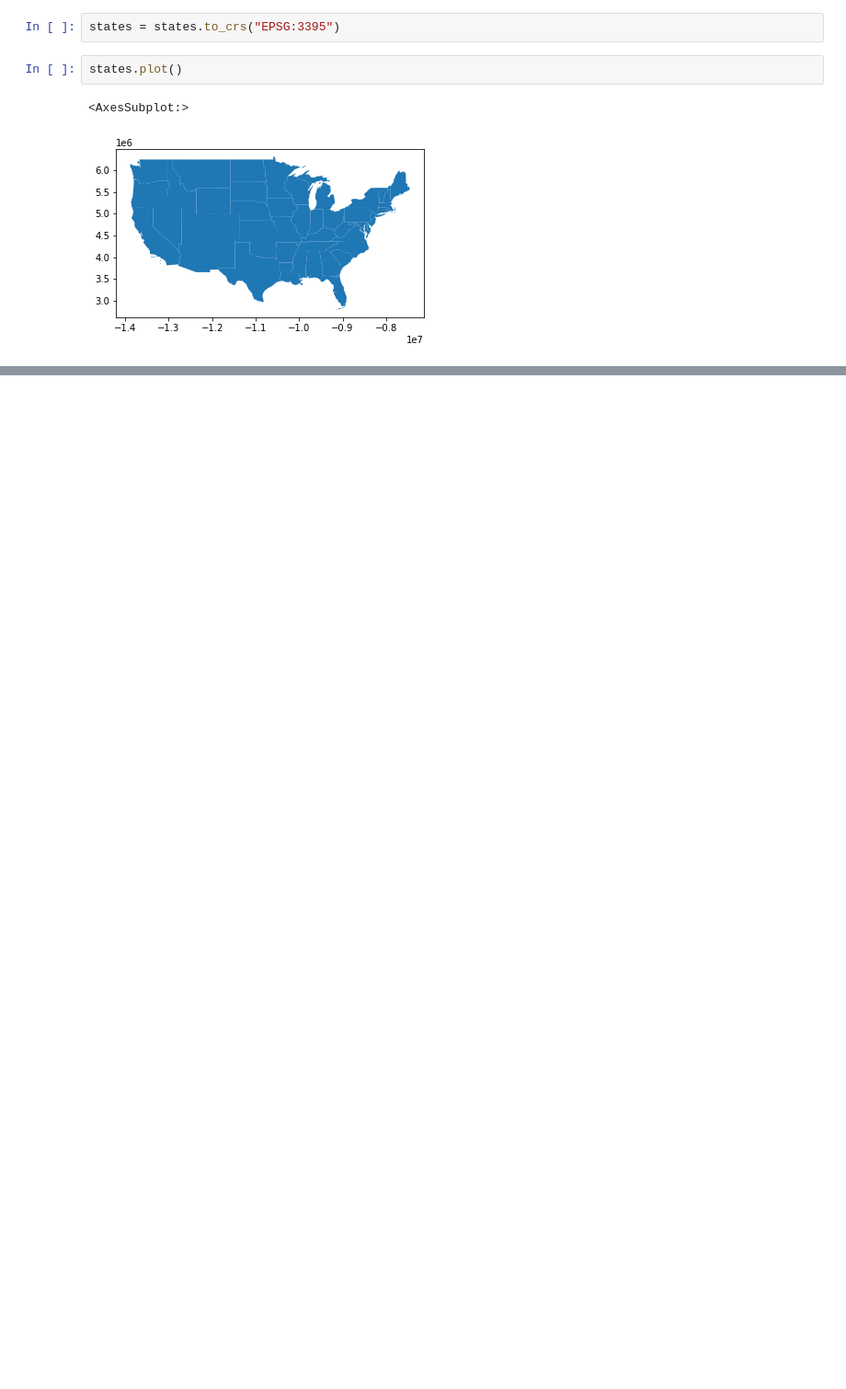
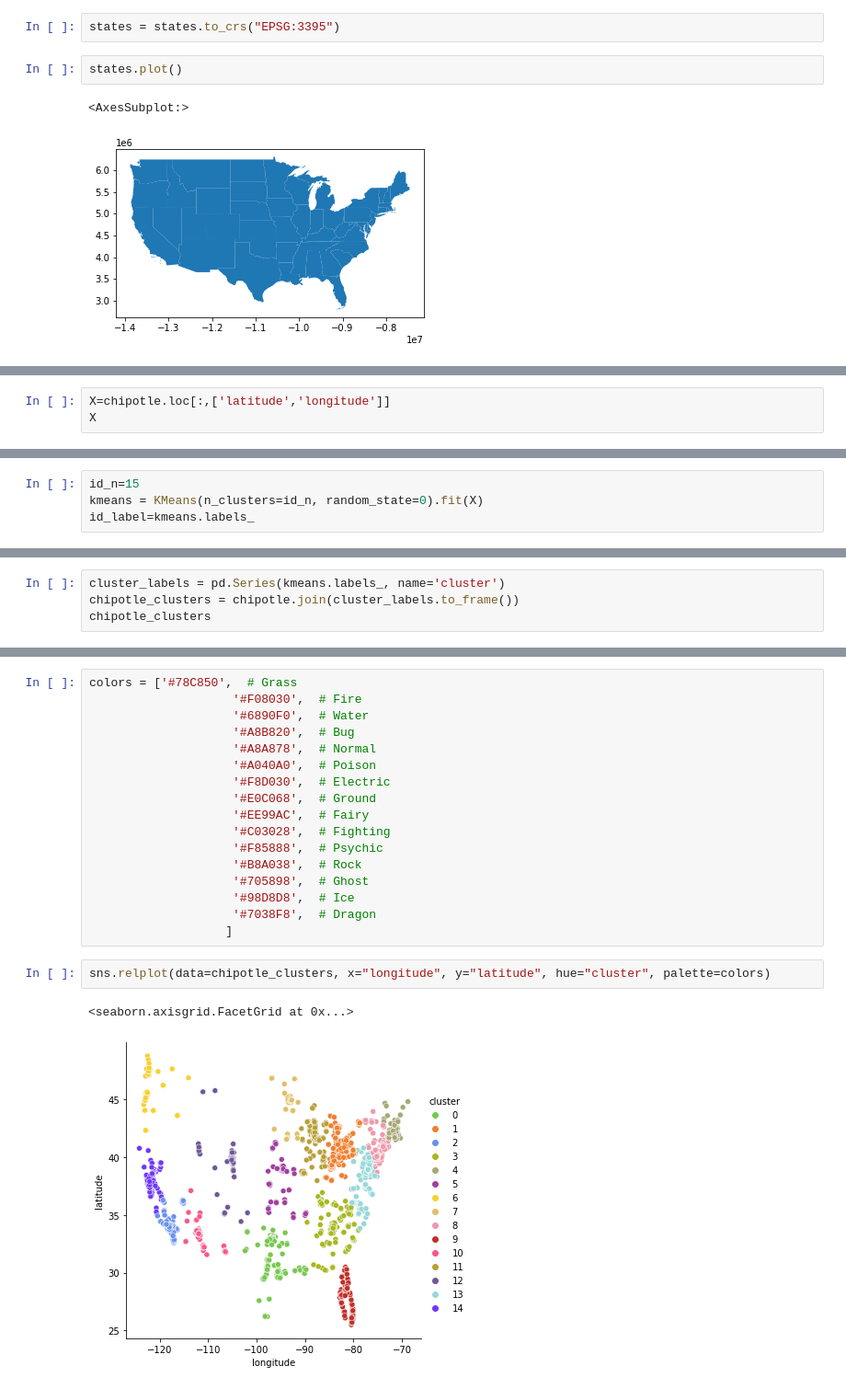
Before and after one commit to Melvin-Leroy/clustering, a Jupyter notebook: notebooks/mapping.ipynb, the cells around one changed output, grey strips where cells are left out. Shown: that part at 92% size. Drawn from its saved outputs; the diff is of its cells as text; blank space fills up the shorter version.

```diff
--- a/notebooks/mapping.ipynb
+++ b/notebooks/mapping.ipynb
@@ -20,0 +97,3 @@ states.plot()
+# %%
+X=chipotle.loc[:,['latitude','longitude']]
+X
@@ -20,0 +116,4 @@ states.plot()
+# %%
+id_n=15
+kmeans = KMeans(n_clusters=id_n, random_state=0).fit(X)
+id_label=kmeans.labels_
@@ -20,0 +160,4 @@ states.plot()
+# %%
+cluster_labels = pd.Series(kmeans.labels_, name='cluster')
+chipotle_clusters = chipotle.join(cluster_labels.to_frame())
+chipotle_clusters
@@ -20,0 +178,22 @@ states.plot()
+# %%
+colors = ['#78C850',  # Grass
+                    '#F08030',  # Fire
+                    '#6890F0',  # Water
+                    '#A8B820',  # Bug
+                    '#A8A878',  # Normal
+                    '#A040A0',  # Poison
+                    '#F8D030',  # Electric
+                    '#E0C068',  # Ground
+                    '#EE99AC',  # Fairy
+                    '#C03028',  # Fighting
+                    '#F85888',  # Psychic
+                    '#B8A038',  # Rock
+                    '#705898',  # Ghost
+                    '#98D8D8',  # Ice
+                    '#7038F8',  # Dragon
+                   ]
+# %%
+sns.relplot(data=chipotle_clusters, x="longitude", y="latitude", hue="cluster", palette=colors)
+# %% [output]
+<seaborn.axisgrid.FacetGrid at 0x...>
+[figure, added]
```
Also changed, not shown: parts of 17 cells of this notebook, 4 other files.
